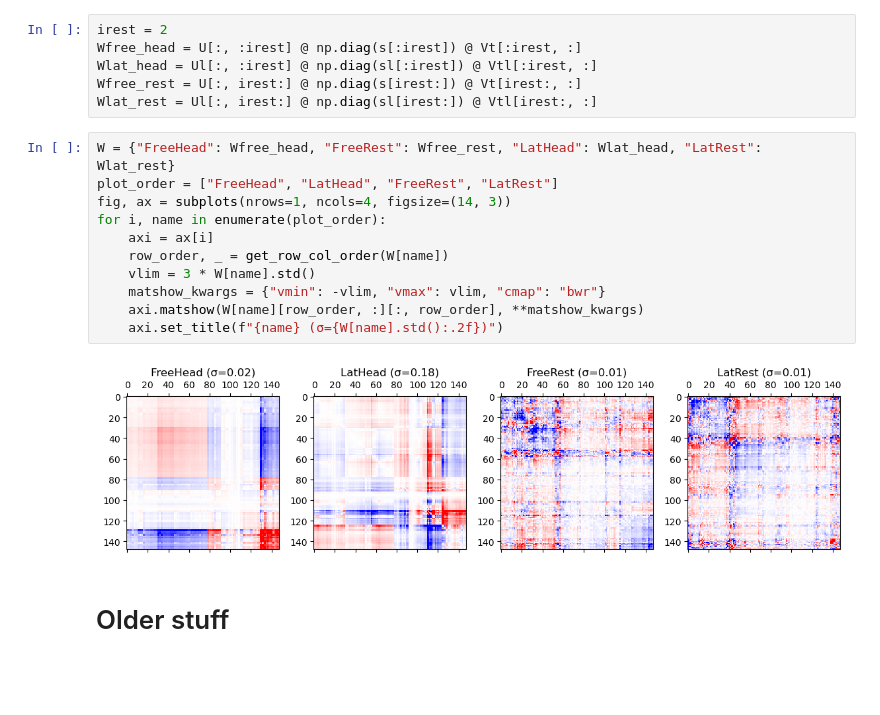
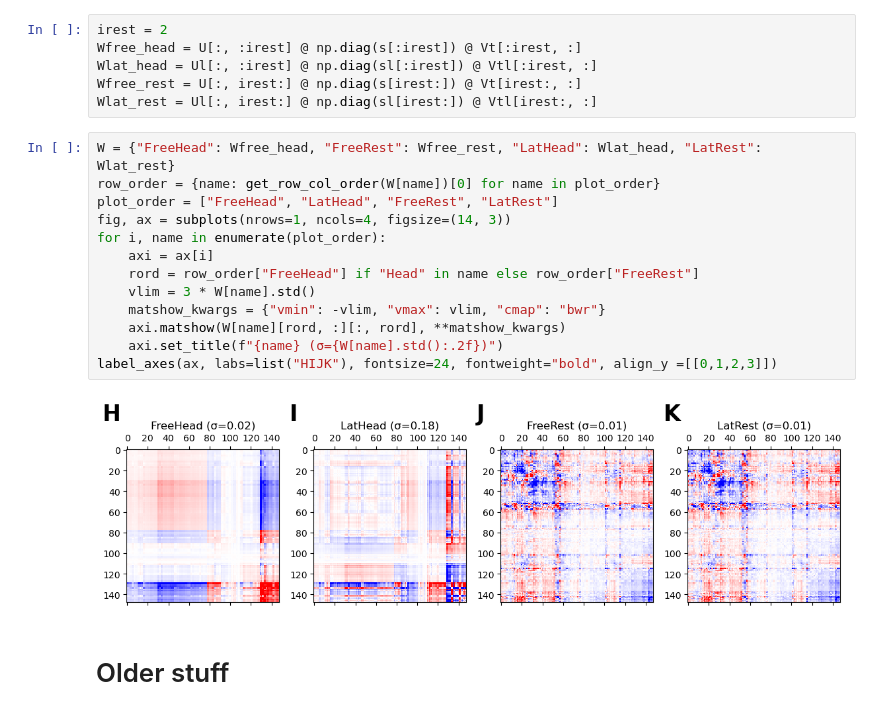
Before and after one commit to stootoon/glom-io-transform-release, a Jupyter notebook: model-fitting/demo_generalization.ipynb, the cells around one changed output. Drawn from its saved outputs; the diff is of its cells as text; blank space fills up the shorter version.

```diff
--- a/model-fitting/demo_generalization.ipynb
+++ b/model-fitting/demo_generalization.ipynb
@@ -598,17 +598,19 @@ Wfree_rest = U[:, irest:] @ np.diag(s[irest:]) @ Vt[irest:, :]
 Wlat_rest = Ul[:, irest:] @ np.diag(sl[irest:]) @ Vtl[irest:, :]
 # %%
 W = {"FreeHead": Wfree_head, "FreeRest": Wfree_rest, "LatHead": Wlat_head, "LatRest": Wlat_rest}
+row_order = {name: get_row_col_order(W[name])[0] for name in plot_order}
 plot_order = ["FreeHead", "LatHead", "FreeRest", "LatRest"]
 fig, ax = subplots(nrows=1, ncols=4, figsize=(14, 3))
 for i, name in enumerate(plot_order):
     axi = ax[i]
-    row_order, _ = get_row_col_order(W[name])
+    rord = row_order["FreeHead"] if "Head" in name else row_order["FreeRest"]
     vlim = 3 * W[name].std()
     matshow_kwargs = {"vmin": -vlim, "vmax": vlim, "cmap": "bwr"}
-    axi.matshow(W[name][row_order, :][:, row_order], **matshow_kwargs)
+    axi.matshow(W[name][rord, :][:, rord], **matshow_kwargs)
     axi.set_title(f"{name} (σ={W[name].std():.2f})")
+label_axes(ax, labs=list("HIJK"), fontsize=24, fontweight="bold", align_y =[[0,1,2,3]])
 # %% [output]
-[figure, old version]
+[figure, new version]
 # %% [markdown]
 # Older stuff
 # %%
```
Also changed, not shown: parts of 1 cell of this notebook.
